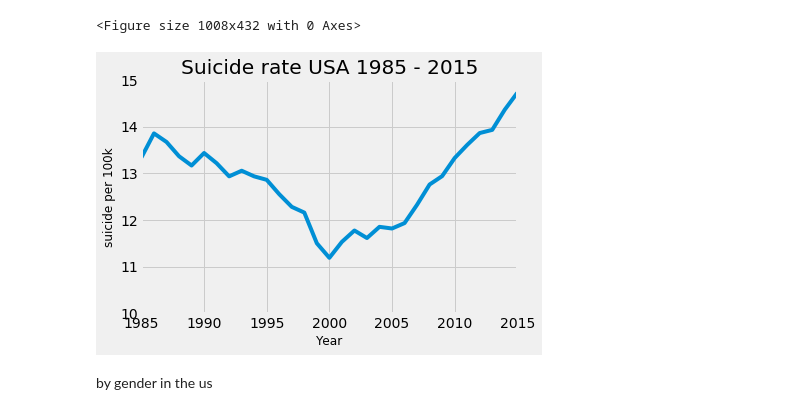
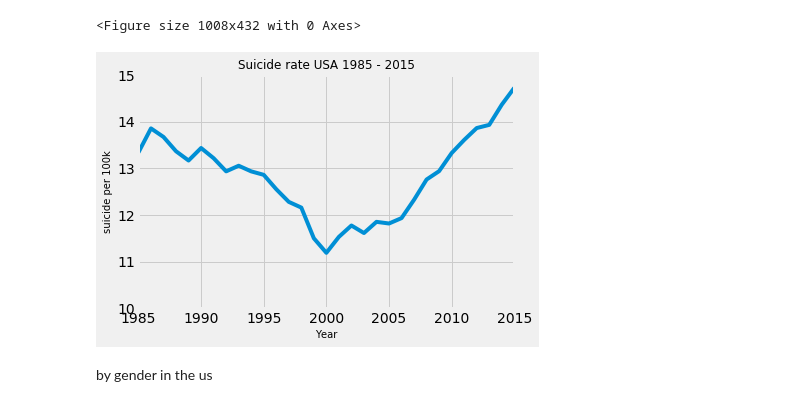
Before and after one commit to carandu/suicide_topics, a Jupyter notebook: suicide_topics.ipynb, the cells around one changed output. Saved outputs shown, nothing was run; the diff lists cells and outputs as text; code cells hidden in the pictures.

```diff
--- a/suicide_topics.ipynb
+++ b/suicide_topics.ipynb
@@ -247,14 +249,14 @@ usa_by_year.head(31)
 # %%
 x = usa_by_year.index
 y = usa_by_year['natl_average']
-plt.title("Suicide rate USA 1985 - 2015")
-plt.ylabel('suicide per 100k', fontsize = 12)
-plt.xlabel('Year', fontsize = 12)
+plt.title("Suicide rate USA 1985 - 2015", fontsize = 12)
+plt.ylabel('suicide per 100k', fontsize = 10)
+plt.xlabel('Year', fontsize = 10)
 plt.axis([1985, 2015, 10, 15])
 plt.plot(x, y)
 plt.show()
 # %% [output]
-[figure, old version]
+[figure, new version]
 # %% [markdown]
 by gender in the us
 # %%
```
Also changed, not shown: parts of 12 cells of this notebook.
